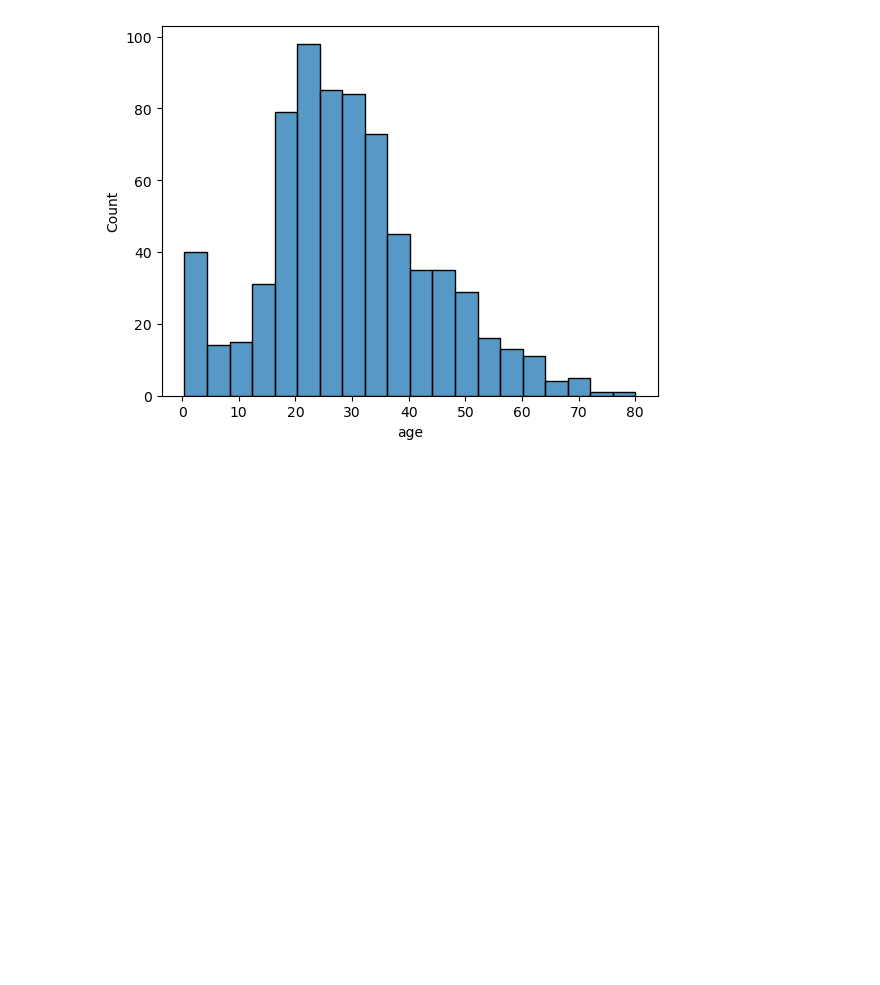
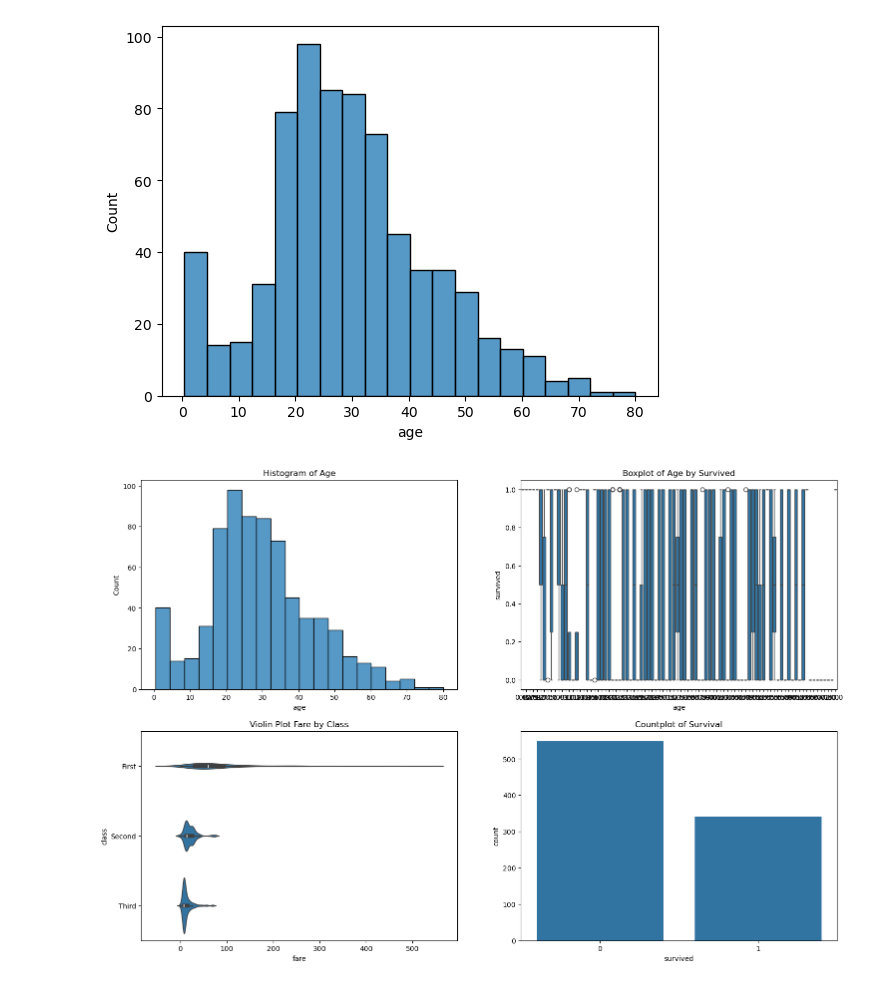
Before and after one commit to Geetika2282/Advanced-Python, a Jupyter notebook: titanic_seaborn.ipynb, the cells around one changed output. Cells and saved outputs as stored; diff of their text form; code cells hidden in the pictures; blank space fills up the shorter version.

```diff
--- a/titanic_seaborn.ipynb
+++ b/titanic_seaborn.ipynb
@@ -49,3 +49,25 @@ sns.histplot(data=titanic, x='age', bins=20)
 plt.show()
 # %% [output]
 [figure]
+# %%
+fig, axs = plt.subplots(nrows=2, ncols=2, figsize=(18, 12))
+
+# Histogram
+sns.histplot(data=titanic, x='age', bins=20, ax=axs[0, 0])
+axs[0, 0].set_title('Histogram of Age')
+
+# Boxplot
+sns.boxplot(data=titanic, x='age', y='survived', ax=axs[0, 1])
+axs[0, 1].set_title('Boxplot of Age by Survived')
+
+# Violin plot
+sns.violinplot(data=titanic, x='fare', y='class', ax=axs[1, 0])
+axs[1, 0].set_title('Violin Plot Fare by Class')
+
+# Countplot
+sns.countplot(data=titanic, x='survived', ax=axs[1, 1])
+axs[1, 1].set_title('Countplot of Survival')
+
+plt.show();
+# %% [output]
+[figure, added]
```
